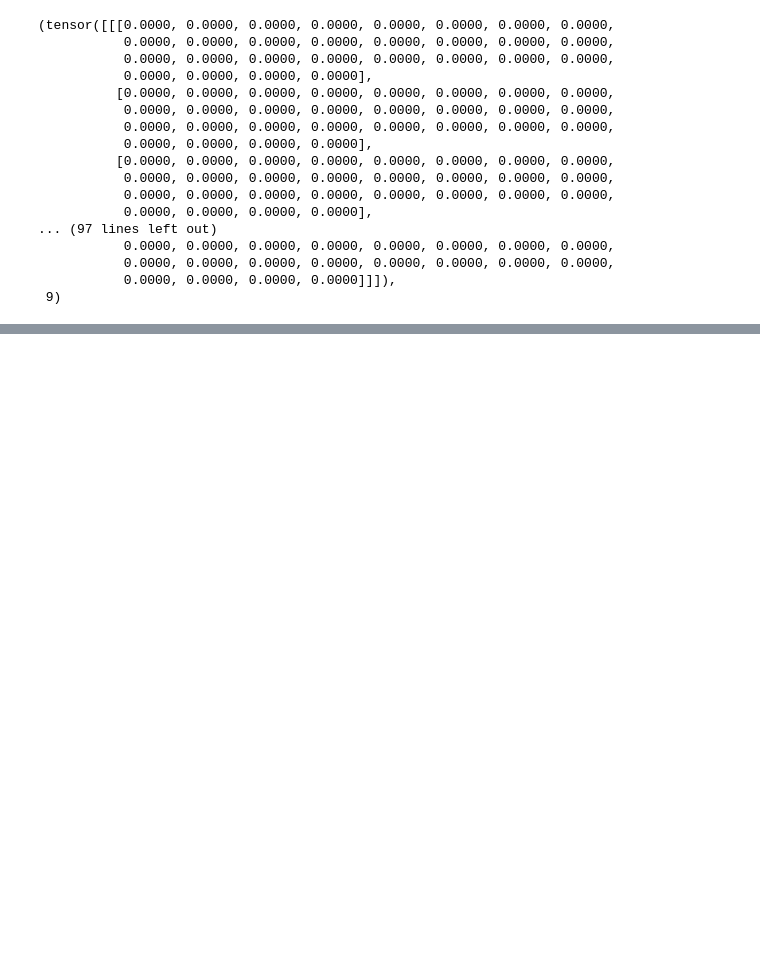
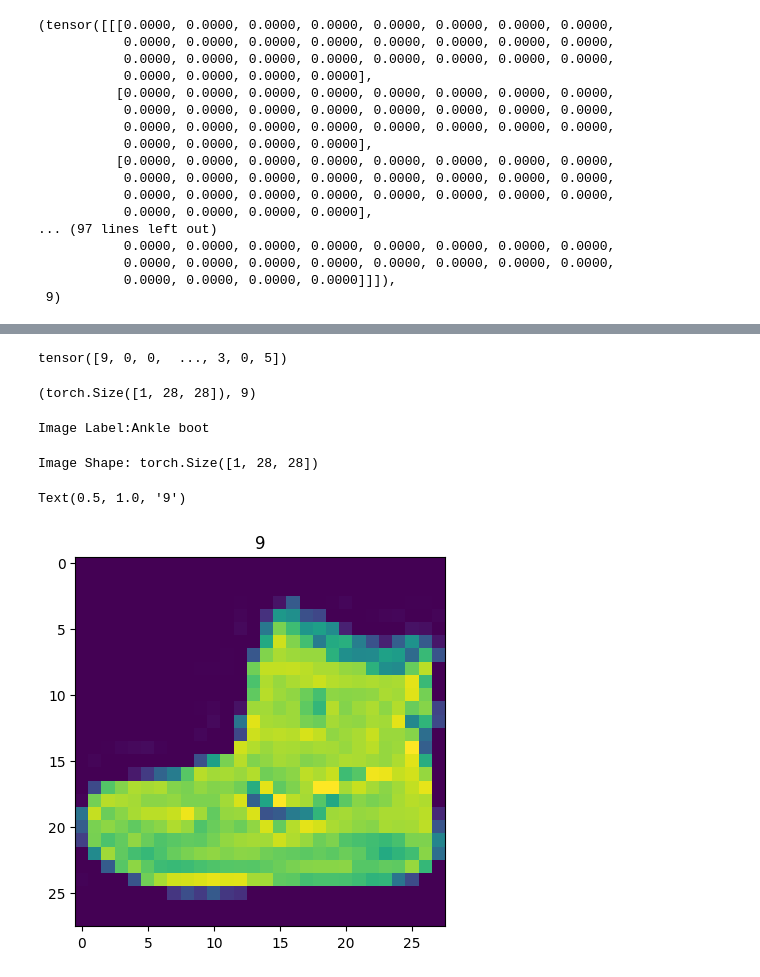
Before and after one commit to SanjaySaatyaki/pytorch_4_ml_dl, a Jupyter notebook: 03_python__computer_vision.ipynb, the cells around one changed output, grey strips where cells are left out. Saved outputs shown, nothing was run; the diff lists cells and outputs as text; code cells hidden in the pictures; blank space fills up the shorter version.

```diff
--- a/03_python__computer_vision.ipynb
+++ b/03_python__computer_vision.ipynb
@@ -63,0 +92,21 @@ image,label
+# %%
+train_data.targets
+# %% [output]
+tensor([9, 0, 0,  ..., 3, 0, 5])
+# %%
+image.shape, label # print image shape and label
+# %% [output]
+(torch.Size([1, 28, 28]), 9)
+# %%
+print(f"Image Label:{class_names[label]}")
+# %% [output]
+Image Label:Ankle boot
+# %%
+image, label = train_data[0]
+print(f"Image Shape: {image.shape}")
+plt.imshow(image.squeeze())
+plt.title(label)
+# %% [output]
+Image Shape: torch.Size([1, 28, 28])
+Text(0.5, 1.0, '9')
+[figure, added]
```
Also changed, not shown: parts of 41 cells of this notebook.
